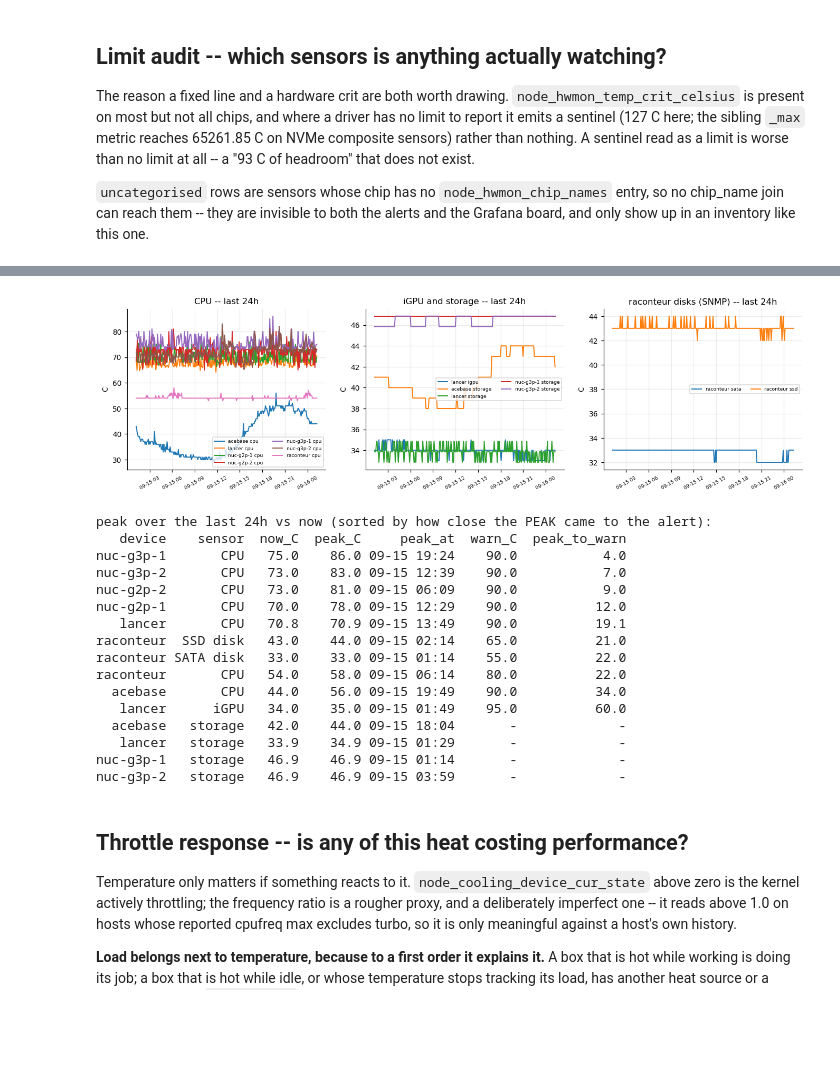
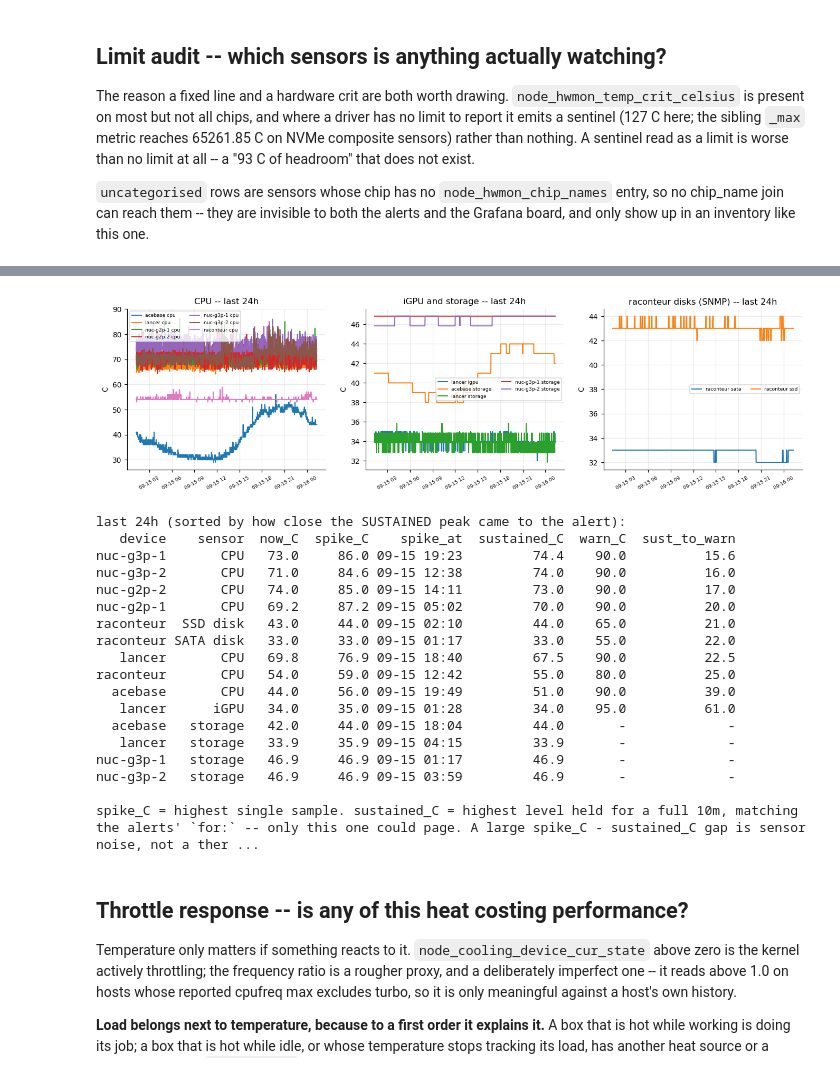
Before and after one commit to symmatree/tiles, a Jupyter notebook: notebooks/thermal-crossclass.ipynb, the cells around one changed output, grey strips where cells are left out. Cells and saved outputs as stored; diff of their text form; code cells hidden in the pictures; blank space fills up the shorter version.

```diff
--- a/notebooks/thermal-crossclass.ipynb
+++ b/notebooks/thermal-crossclass.ipynb
@@ -61,7 +61,8 @@ weak_corr = 0.3              # chosen: temp/load correlation below this means lo
 min_load_spread_pct = 10     # chosen: below this the load barely moved, so a correlation means nothing
 
 lookback_hours = 24
-range_step_s = 300
+range_step_s = 60            # 1-min: coarser steps alias the single-sample sensor spikes below
+sustained_min = 10           # sourced: the mixin alerts' `for:` -- only this long counts as a peak
 metric_stale_s = 900         # chosen: node_exporter is a fixed-interval scrape; staler = unassessable
 instr_stale_s = 600          # chosen: Mimir-serving freshness gate
 capture_file = ""            # replay a saved capture instead of querying
@@ -83,11 +84,13 @@ cap = nbc.Capture(replay_file=capture_file, mimir_url=mimir_url, tenant=tenant,
                   range_step_s=range_step_s, metric_stale_s=metric_stale_s,
                   crit_sane_min_c=crit_sane_min_c, crit_sane_max_c=crit_sane_max_c,
                   near_limit_margin_c=near_limit_margin_c, idle_cpu_pct=idle_cpu_pct,
-                  weak_corr=weak_corr, min_load_spread_pct=min_load_spread_pct)
+                  weak_corr=weak_corr, min_load_spread_pct=min_load_spread_pct,
+                  sustained_min=sustained_min)
 m = cap.meta
 tenant = m['tenant']
 expected_devices = m['expected_devices']
 lookback_hours, step, metric_stale_s = m['lookback_hours'], m['range_step_s'], m['metric_stale_s']
+sustained_min = m['sustained_min']
 crit_sane_min_c, crit_sane_max_c = m['crit_sane_min_c'], m['crit_sane_max_c']
 near_limit_margin_c = m['near_limit_margin_c']
 idle_cpu_pct, weak_corr = m['idle_cpu_pct'], m['weak_corr']
@@ -404,56 +415,69 @@ nothing about whether a box has been near its limit today.
 # %%
 fig, axes = plt.subplots(1, 3, figsize=(15, 3.6))
 for ax, (names, title) in zip(axes, [
     (['metal-cpu', 'proxmox-cpu', 'raconteur-cpu'], 'CPU'),
     (['metal-igpu', 'metal-storage', 'proxmox-storage'], 'iGPU and storage'),
     (['raconteur-sata', 'raconteur-ssd'], 'raconteur disks (SNMP)'),
 ]):
     for n in names:
         f = trend.get(n)
         if f is None or f.empty:
             continue
         for col in f.columns:
             ax.plot(f.index, f[col], lw=1.3, label=f'{col} {n.split("-", 1)[1]}')
     ax.set_title(f'{title} -- last {lookback_hours}h')
     ax.set_ylabel('C')
     ax.legend(fontsize=6, ncol=2)
     ax.tick_params(axis='x', labelsize=6, rotation=30)
 nbc.show(fig)
 
+# Two different peaks, because they answer different questions. `spike_C` is the raw maximum
+# -- one sample is enough. `sustained_C` is the highest level held for the alert's whole `for:`
+# window (the max of a rolling 10-minute minimum), which is what could actually page.
+# They diverge a lot here: these coretemp sensors emit isolated single-sample excursions of
+# 15-20 C that return to baseline the next minute with no load behind them. Judging against
+# the raw max reports those as near-misses; the alerts, with their `for:`, never see them.
+win = max(2, int(sustained_min * 60 / step))
 peaks = []
 for name, kind, cls, warn, _, _ in SENSORS:
     f = trend.get(name)
     if f is None or f.empty:
         continue
     for col in f.columns:
-        s = f[col].dropna()
-        if s.empty:
+        ser = f[col].dropna()
+        if ser.empty:
             continue
+        sustained = ser.rolling(win, min_periods=win).min().max()
         peaks.append({'device': col, 'sensor': kind, 'now_C': cur[name].get(col, np.nan),
-                      'peak_C': s.max(), 'peak_at': s.idxmax().strftime('%m-%d %H:%M'),
-                      'warn_C': warn,
-                      'peak_to_warn': (warn - s.max()) if warn is not None else np.nan})
-pk = pd.DataFrame(peaks).sort_values('peak_to_warn', na_position='last')
-print(f"peak over the last {lookback_hours}h vs now (sorted by how close the PEAK came to the alert):")
+                      'spike_C': ser.max(), 'spike_at': ser.idxmax().strftime('%m-%d %H:%M'),
+                      'sustained_C': sustained, 'warn_C': warn,
+                      'sust_to_warn': (warn - sustained) if warn is not None else np.nan})
+pk = pd.DataFrame(peaks).sort_values('sust_to_warn', na_position='last')
+print(f"last {lookback_hours}h (sorted by how close the SUSTAINED peak came to the alert):")
 print(pk.to_string(index=False, na_rep='-', float_format=lambda v: f'{v:.1f}'))
+print(f"\nspike_C = highest single sample. sustained_C = highest level held for a full"
+      f" {sustained_min}m, matching the alerts' `for:` -- only this one could page."
+      f" A large spike_C - sustained_C gap is sensor noise, not a thermal event.")
 # %% [output]
-[figure, old version]
+[figure, new version]
-peak over the last 24h vs now (sorted by how close the PEAK came to the alert):
-   device    sensor  now_C  peak_C     peak_at  warn_C  peak_to_warn
-nuc-g3p-1       CPU   75.0    86.0 09-15 19:24    90.0           4.0
-nuc-g3p-2       CPU   73.0    83.0 09-15 12:39    90.0           7.0
-nuc-g2p-2       CPU   73.0    81.0 09-15 06:09    90.0           9.0
-nuc-g2p-1       CPU   70.0    78.0 09-15 12:29    90.0          12.0
-   lancer       CPU   70.8    70.9 09-15 13:49    90.0          19.1
-raconteur  SSD disk   43.0    44.0 09-15 02:14    65.0          21.0
-raconteur SATA disk   33.0    33.0 09-15 01:14    55.0          22.0
-raconteur       CPU   54.0    58.0 09-15 06:14    80.0          22.0
-  acebase       CPU   44.0    56.0 09-15 19:49    90.0          34.0
-   lancer      iGPU   34.0    35.0 09-15 01:49    95.0          60.0
-  acebase   storage   42.0    44.0 09-15 18:04       -             -
-   lancer   storage   33.9    34.9 09-15 01:29       -             -
-nuc-g3p-1   storage   46.9    46.9 09-15 01:14       -             -
-nuc-g3p-2   storage   46.9    46.9 09-15 03:59       -             -
+last 24h (sorted by how close the SUSTAINED peak came to the alert):
+   device    sensor  now_C  spike_C    spike_at  sustained_C  warn_C  sust_to_warn
+nuc-g3p-1       CPU   73.0     86.0 09-15 19:23         74.4    90.0          15.6
+nuc-g3p-2       CPU   71.0     84.6 09-15 12:38         74.0    90.0          16.0
+nuc-g2p-2       CPU   74.0     85.0 09-15 14:11         73.0    90.0          17.0
+nuc-g2p-1       CPU   69.2     87.2 09-15 05:02         70.0    90.0          20.0
+raconteur  SSD disk   43.0     44.0 09-15 02:10         44.0    65.0          21.0
+raconteur SATA disk   33.0     33.0 09-15 01:17         33.0    55.0          22.0
+   lancer       CPU   69.8     76.9 09-15 18:40         67.5    90.0          22.5
+raconteur       CPU   54.0     59.0 09-15 12:42         55.0    80.0          25.0
+  acebase       CPU   44.0     56.0 09-15 19:49         51.0    90.0          39.0
+   lancer      iGPU   34.0     35.0 09-15 01:28         34.0    95.0          61.0
+  acebase   storage   42.0     44.0 09-15 18:04         44.0       -             -
+   lancer   storage   33.9     35.9 09-15 04:15         33.9       -             -
+nuc-g3p-1   storage   46.9     46.9 09-15 01:17         46.9       -             -
+nuc-g3p-2   storage   46.9     46.9 09-15 03:59         46.9       -             -
+
+spike_C = highest single sample. sustained_C = highest level held for a full 10m, matching the alerts' `for:` -- only this one could page. A large spike_C - sustained_C gap is sensor noise, not a ther ...
 # %% [markdown]
 ## Throttle response -- is any of this heat costing performance?
 
```
Also changed, not shown: parts of 6 cells of this notebook.
